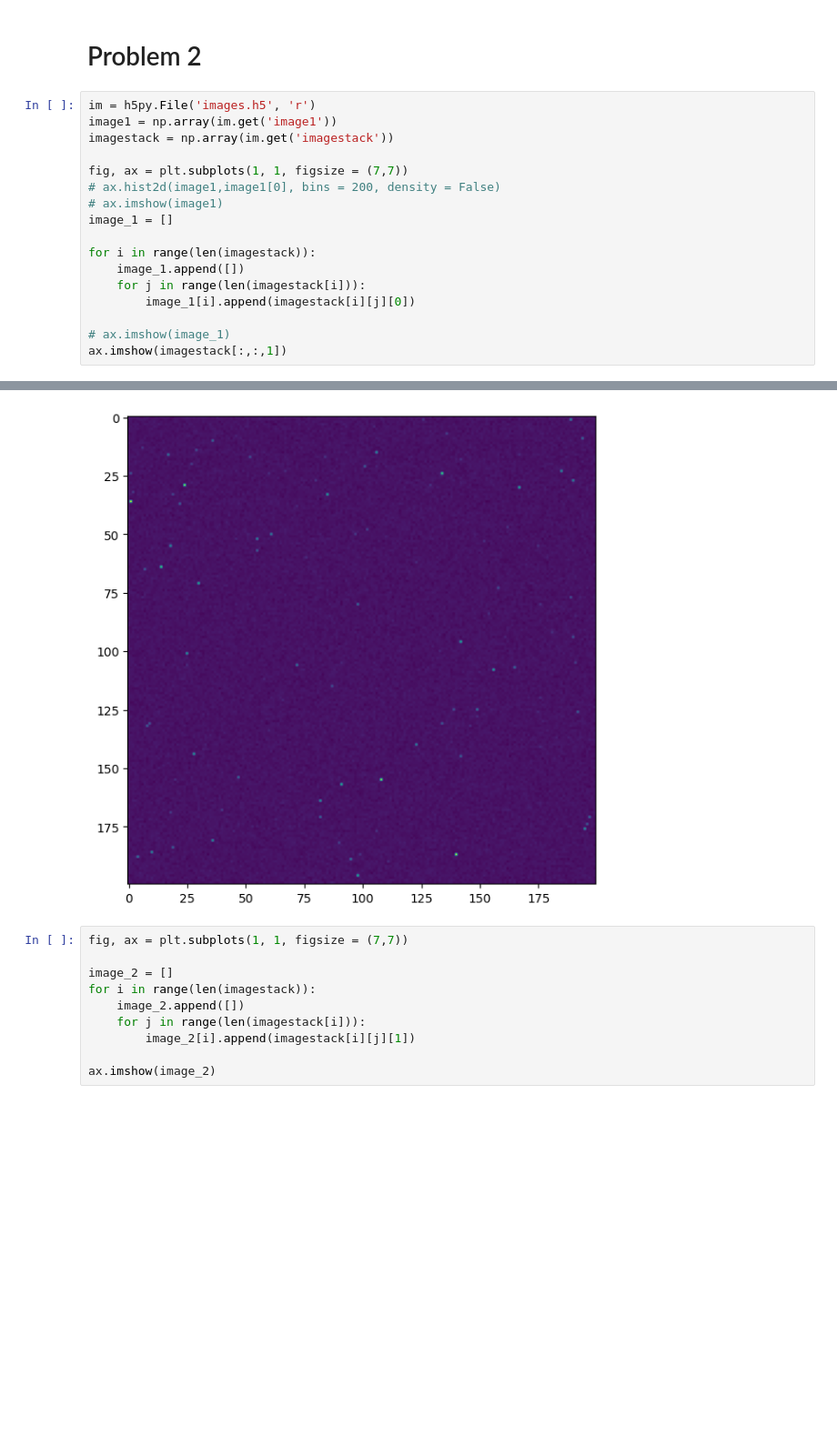
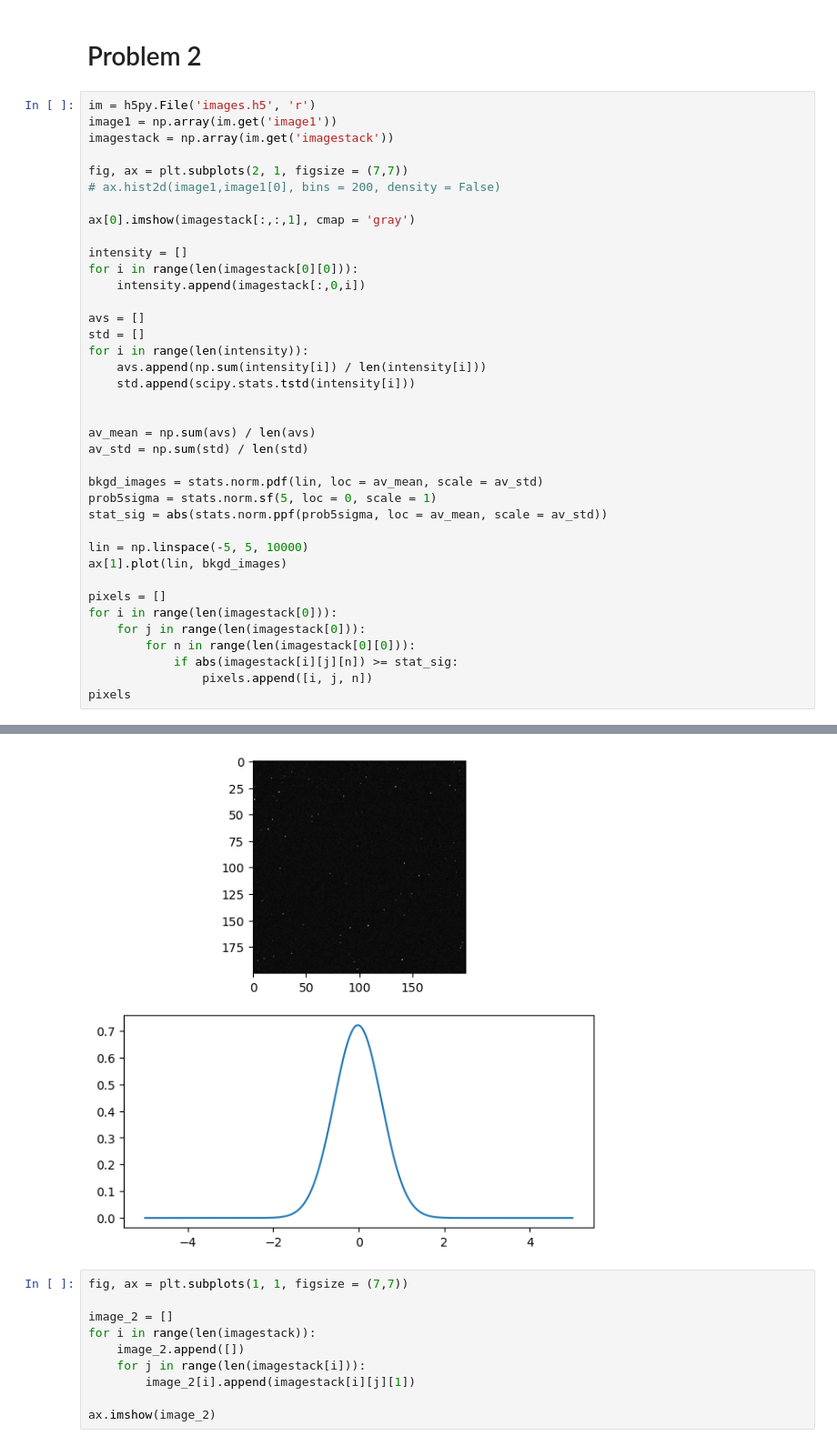
Before and after one commit to jarods00/PHYS434, a Jupyter notebook: Lab 4.ipynb, the cells around one changed output, grey strips where cells are left out. Shown at 91% size. Cells and saved outputs as stored; diff of their text form; blank space fills up the shorter version.

Commit message:
Image work, backup

```diff
--- a/Lab 4.ipynb
+++ b/Lab 4.ipynb
@@ -154,16 +154,37 @@ im = h5py.File('images.h5', 'r')
 image1 = np.array(im.get('image1'))
 imagestack = np.array(im.get('imagestack'))
 
-fig, ax = plt.subplots(1, 1, figsize = (7,7))
+fig, ax = plt.subplots(2, 1, figsize = (7,7))
 # ax.hist2d(image1,image1[0], bins = 200, density = False)
-# ax.imshow(image1)
-image_1 = []
 
-for i in range(len(imagestack)):
-    image_1.append([])
-    for j in range(len(imagestack[i])):
-        image_1[i].append(imagestack[i][j][0])
+ax[0].imshow(imagestack[:,:,1], cmap = 'gray')
 
-# ax.imshow(image_1)
-ax.imshow(imagestack[:,:,1])
+intensity = []
+for i in range(len(imagestack[0][0])):
+    intensity.append(imagestack[:,0,i])
+
+avs = []
+std = []
+for i in range(len(intensity)):
+    avs.append(np.sum(intensity[i]) / len(intensity[i]))
+    std.append(scipy.stats.tstd(intensity[i]))
+
+
+av_mean = np.sum(avs) / len(avs)
+av_std = np.sum(std) / len(std)
+
+bkgd_images = stats.norm.pdf(lin, loc = av_mean, scale = av_std)
+prob5sigma = stats.norm.sf(5, loc = 0, scale = 1)
+stat_sig = abs(stats.norm.ppf(prob5sigma, loc = av_mean, scale = av_std))
+
+lin = np.linspace(-5, 5, 10000)
+ax[1].plot(lin, bkgd_images)
+
+pixels = []
+for i in range(len(imagestack[0])):
+    for j in range(len(imagestack[0])):
+        for n in range(len(imagestack[0][0])):
+            if abs(imagestack[i][j][n]) >= stat_sig:
+                pixels.append([i, j, n])
+pixels
 # %% [output]
@@ -171,4 +208,4 @@ ax.imshow(imagestack[:,:,1])
-[figure, old version]
+[figure, new version]
 # %%
 fig, ax = plt.subplots(1, 1, figsize = (7,7))
 
```
Also changed, not shown: parts of 1 cell of this notebook.
